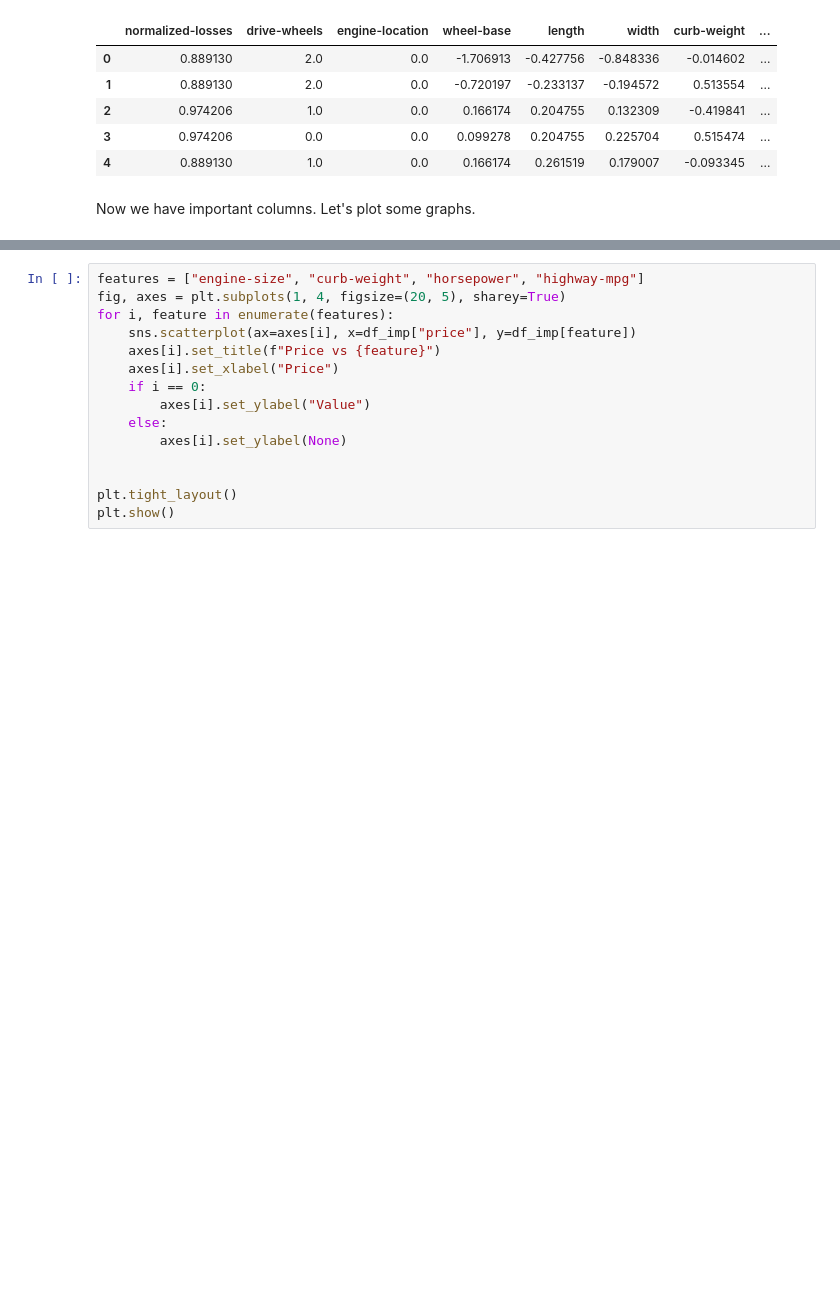
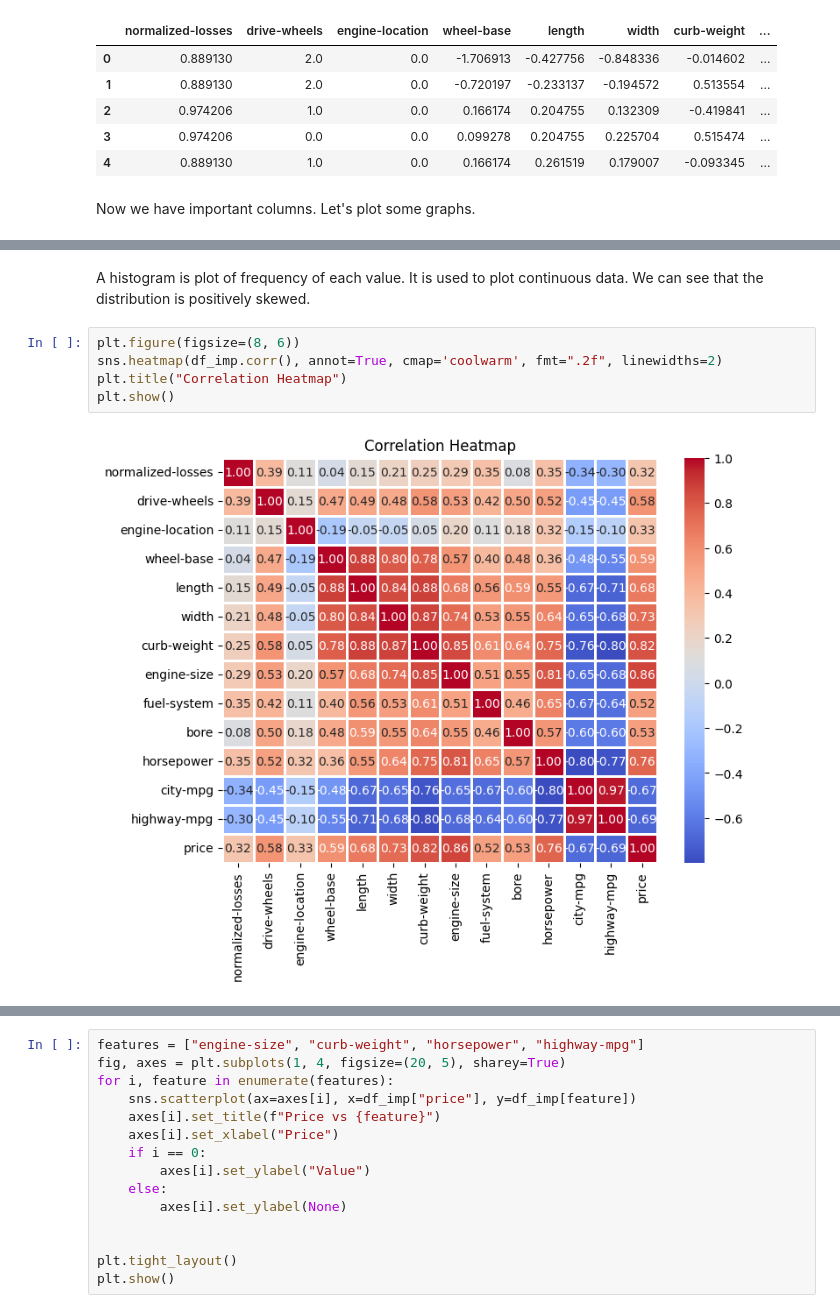
Before and after one commit to itsanishsingh/project-used-cars, a Jupyter notebook: analysis_used_cars.ipynb, the cells around one changed output, grey strips where cells are left out. Saved outputs shown, nothing was run; the diff lists cells and outputs as text; blank space fills up the shorter version.

```diff
--- a/analysis_used_cars.ipynb
+++ b/analysis_used_cars.ipynb
@@ -354,0 +364,10 @@ Now we have important columns. Let's plot some graphs.
+# %% [markdown]
+A histogram is plot of frequency of each value. It is used to plot continuous data.
+We can see that the distribution is positively skewed.
+# %%
+plt.figure(figsize=(8, 6))
+sns.heatmap(df_imp.corr(), annot=True, cmap='coolwarm', fmt=".2f", linewidths=2)
+plt.title("Correlation Heatmap")
+plt.show()
+# %% [output]
+[figure, added]
```
Also changed, not shown: parts of 22 cells of this notebook, 1 other file.
